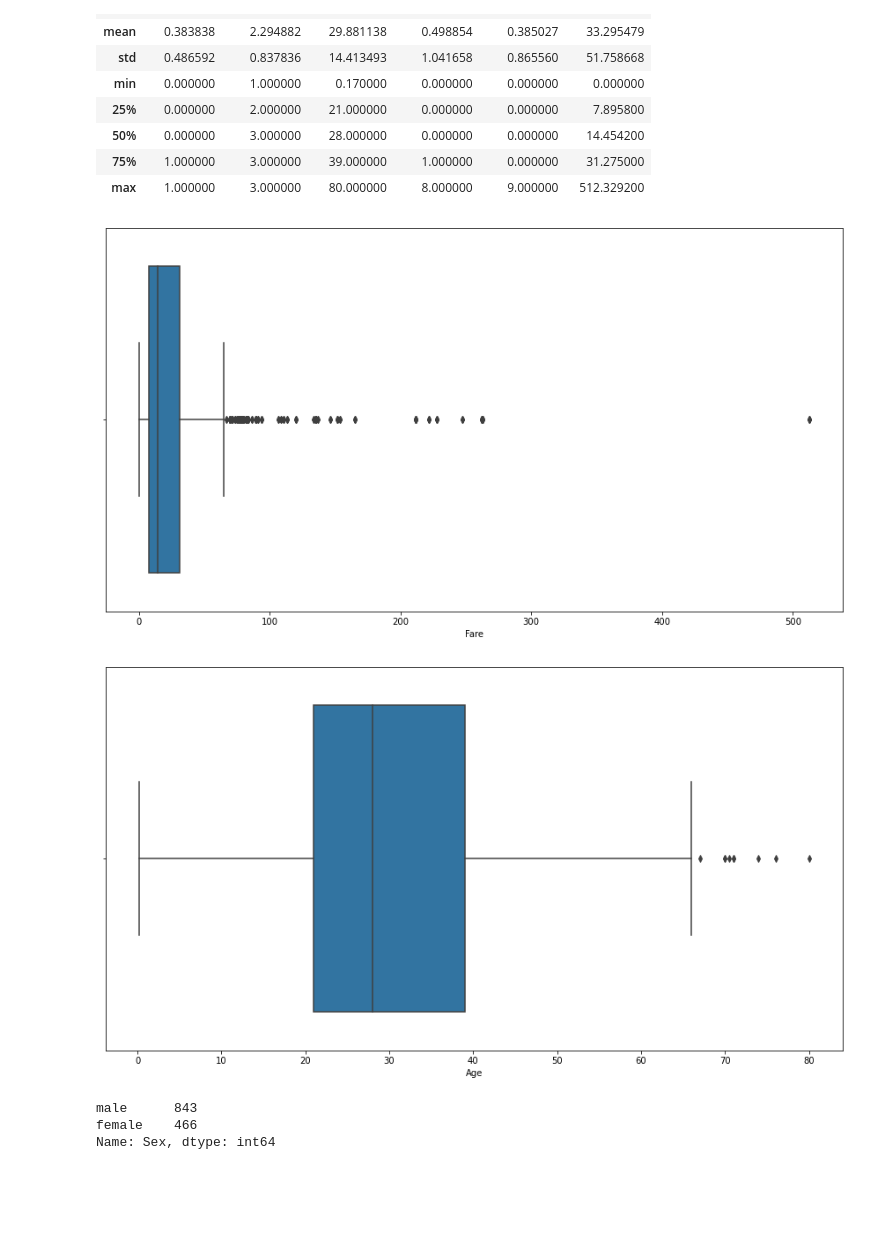
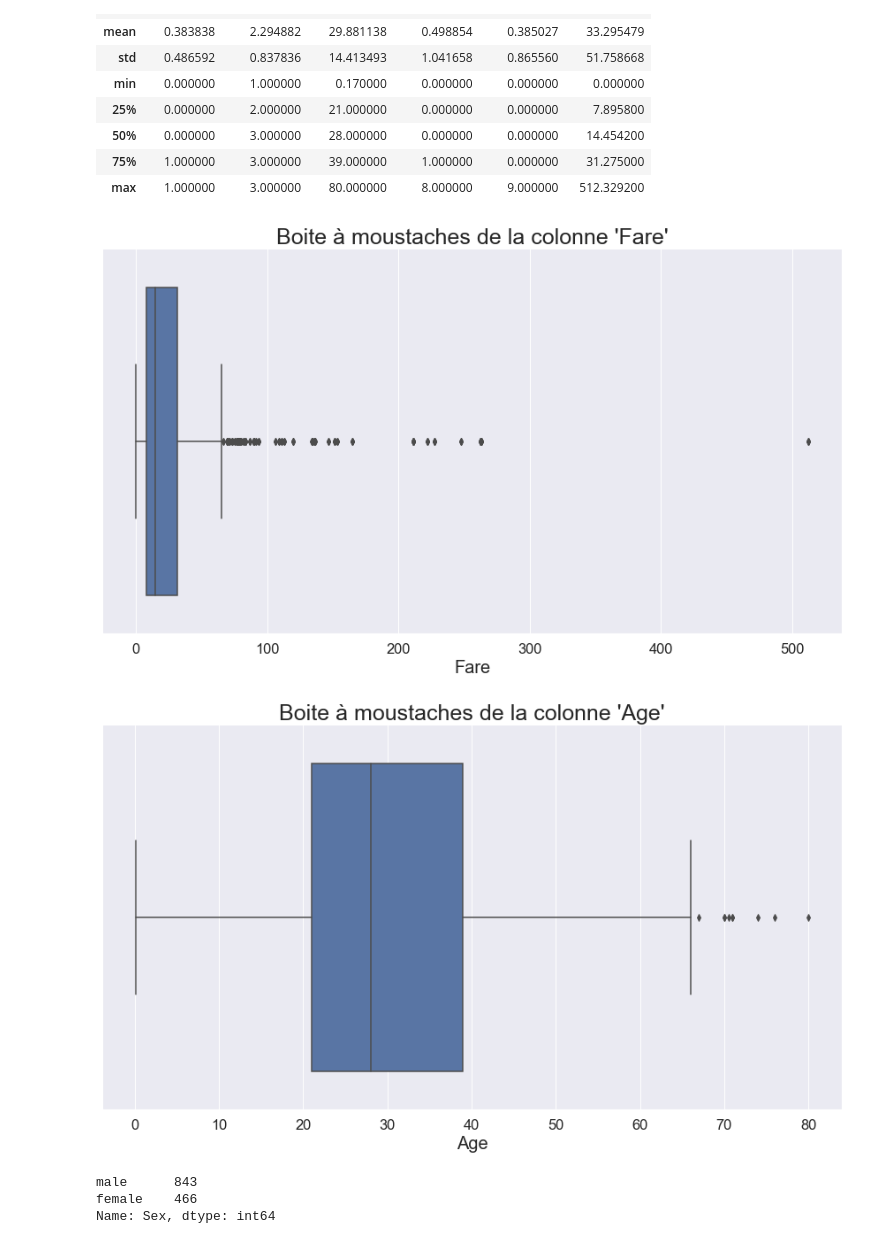
Before and after one commit to bouhamidi/Projet_fdd, a Jupyter notebook: Untitled.ipynb, the cells around one changed output. Drawn from its saved outputs; the diff is of its cells as text; code cells hidden in the pictures; blank space fills up the shorter version.

```diff
--- a/Untitled.ipynb
+++ b/Untitled.ipynb
@@ -5,8 +5,8 @@ import seaborn as sns
 
 import matplotlib.pyplot as plt
 # %%
-train_df = pd.read_csv('C:/Users/Admin/Desktop/maitrise/HIVER/Forage/projet/data/train.csv')
-test_df = pd.read_csv('C:/Users/Admin/Desktop/maitrise/HIVER/Forage/projet/data/test.csv')
+train_df = pd.read_csv('C:/Users/Admin/Desktop/maitrise/HIVER/Forage/projet/projet_fdd/data/train.csv')
+test_df = pd.read_csv('C:/Users/Admin/Desktop/maitrise/HIVER/Forage/projet/projet_fdd/data/test.csv')
 # %%
 train_df.set_index('PassengerId',inplace=True)
 # %%
@@ -78,13 +93,19 @@ merged_df.describe()
 # %%
 plt.figure(figsize=(15,8))
 sns.boxplot(x=merged_df['Fare']);
+plt.title("Boite à moustaches de la colonne 'Fare'" , fontsize=25);
+plt.xlabel('Fare',size=20)
+plt.savefig('boxplot_Fare.jpg')
 # %% [output]
-[figure, old version]
+[figure, new version]
 # %%
 plt.figure(figsize=(15,8))
 sns.boxplot(x=merged_df['Age']);
+plt.title("Boite à moustaches de la colonne 'Age'" , fontsize=25)
+plt.xlabel('Age',size=20)
+plt.savefig('boxplot_Age.jpg');
 # %% [output]
-[figure, old version]
+[figure, new version]
 # %%
 merged_df['Sex'].value_counts()
 # %% [output]
```
Also changed, not shown: parts of 19 cells of this notebook, 17 other files.
